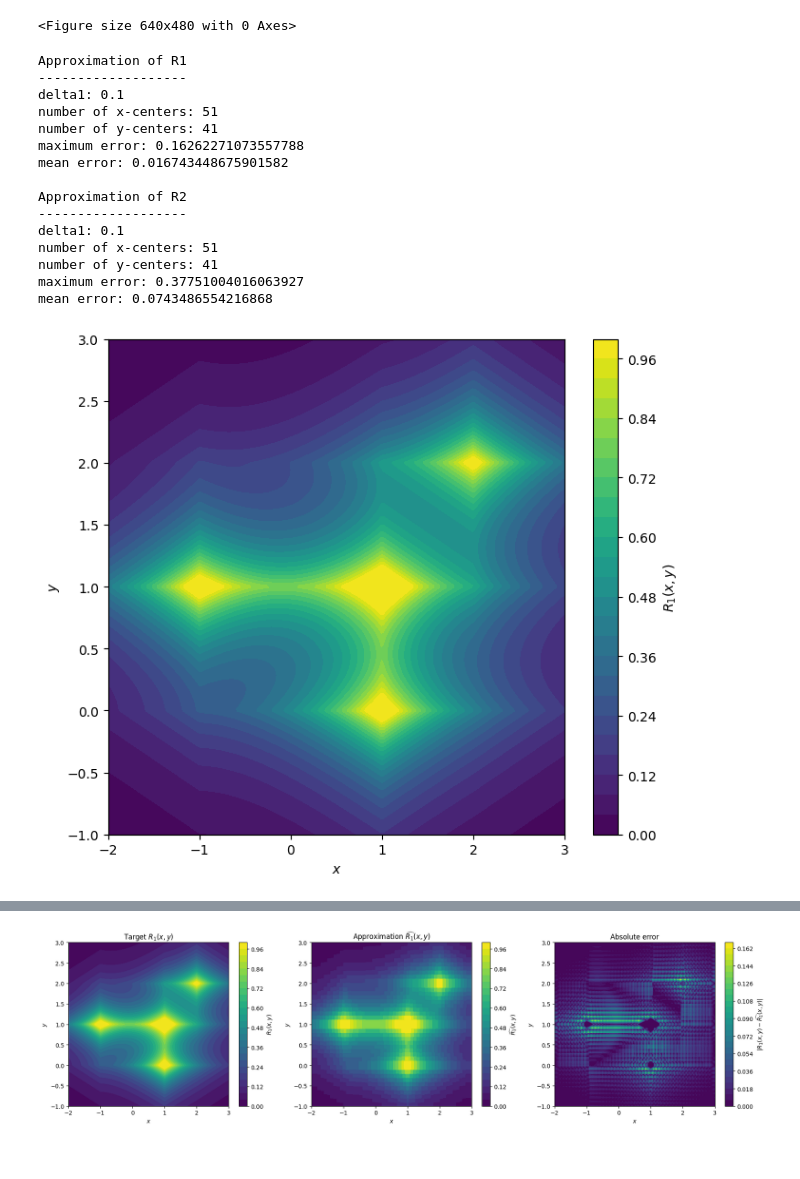
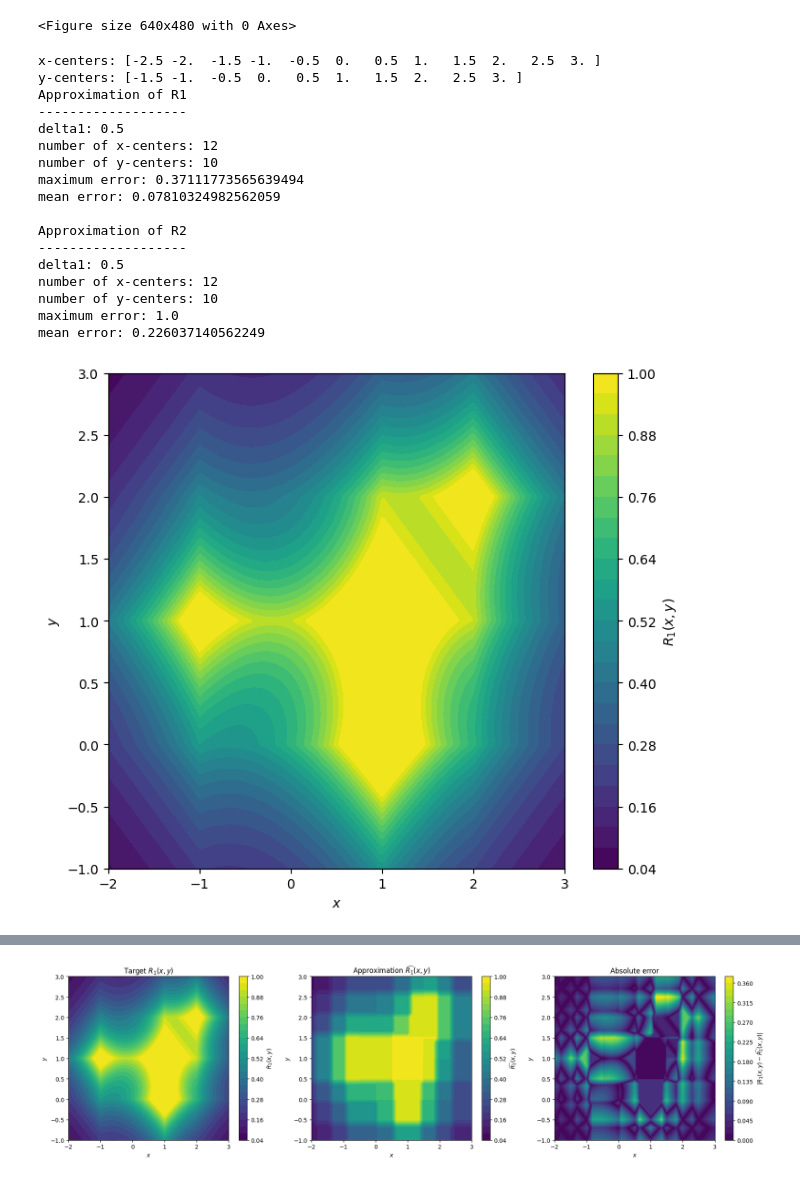
Before and after one commit to martinadankova/FTransform, a Jupyter notebook: SimpleRelationRepresentingMatrix.ipynb, the cells around one changed output, grey strips where cells are left out. Cells and saved outputs as stored; diff of their text form; code cells hidden in the pictures.

Commit message:
repared fuzzy balls in implication rules

```diff
--- a/SimpleRelationRepresentingMatrix.ipynb
+++ b/SimpleRelationRepresentingMatrix.ipynb
@@ -143,7 +143,8 @@ def R1(x, y):
 
     for xi, yi in D:
         f1 = np.exp(-np.abs(xi - x))
-        f2 = np.exp(-2 * np.abs(yi - y))
+        f2 = np.exp(-np.abs(yi - y))
+        #f2 = np.exp(-2 * np.abs(yi - y))
         total += f1 * f2
 
     return np.minimum(1, total)
@@ -163,7 +164,8 @@ def R2(x, y):
 
     for xi, yi in D:
         f1 = np.maximum(1 - np.abs(xi - x), 0)
-        f2 = np.maximum(1 - np.abs(yi - y) / 2, 0)
+        f2 = np.maximum(1 - np.abs(yi - y), 0)
+        #f2 = np.maximum(1 - np.abs(yi - y) / 2, 0)
         total += np.minimum(f1, f2)
 
     return np.minimum(1, total)
@@ -242,7 +244,7 @@ def weighted_implicative_approximation(
     y_centers,
     delta1,
     conjunction=minimum_tnorm,
-    implication=godel_implication
+    implication=product_implication
 ):
     """
     Computes
@@ -324,9 +326,10 @@ X, Y = np.meshgrid(x, y)
 
 delta1 = 0.5
 
-x_centers = np.arange(x_min, x_max + delta1, delta1)
-y_centers = np.arange(y_min, y_max + delta1, delta1)
-
+x_centers = np.arange(x_min - delta1, x_max + delta1, delta1)
+y_centers = np.arange(y_min - delta1, y_max + delta1, delta1)
+print("x-centers:", x_centers)
+print("y-centers:", y_centers)
 
 # ============================================================
 # Compute target relations
@@ -348,7 +351,7 @@ Z1_hat = weighted_implicative_approximation(
     y_centers=y_centers,
     delta1=delta1,
     conjunction=product_tnorm,
-    implication=godel_implication
+    implication=product_implication
 )
 
 Z2_hat = weighted_implicative_approximation(
@@ -482,41 +485,43 @@ save_contour(
     r"$|R_2(x,y)-\widehat{R}_2(x,y)|$",
     "img/R2_error.png"
 )
 
 
 # ============================================================
 # Save combined figures
 # ============================================================
 
 save_comparison(
     Z1,
     Z1_hat,
     E1,
     "R_1",
     "img/R1_target_approx_error.png"
 )
 
 save_comparison(
     Z2,
     Z2_hat,
     E2,
     "R_2",
     "img/R2_target_approx_error.png"
 )
 # %% [output]
+x-centers: [-2.5 -2.  -1.5 -1.  -0.5  0.   0.5  1.   1.5  2.   2.5  3. ]
+y-centers: [-1.5 -1.  -0.5  0.   0.5  1.   1.5  2.   2.5  3. ]
 Approximation of R1
 -------------------
-delta1: 0.1
-number of x-centers: 51
-number of y-centers: 41
-maximum error: 0.16262271073557788
-mean error: 0.016743448675901582
+delta1: 0.5
+number of x-centers: 12
+number of y-centers: 10
+maximum error: 0.37111773565639494
+mean error: 0.07810324982562059
 
 Approximation of R2
 -------------------
-delta1: 0.1
-number of x-centers: 51
-number of y-centers: 41
-maximum error: 0.37751004016063927
-mean error: 0.0743486554216868
+delta1: 0.5
+number of x-centers: 12
+number of y-centers: 10
+maximum error: 1.0
+mean error: 0.226037140562249
-[figure, old version]
+[figure, new version]
@@ -528 +533 @@ mean error: 0.0743486554216868
-[figure, old version]
+[figure, new version]
```
Also changed, not shown: parts of 3 cells of this notebook, 10 other files.
